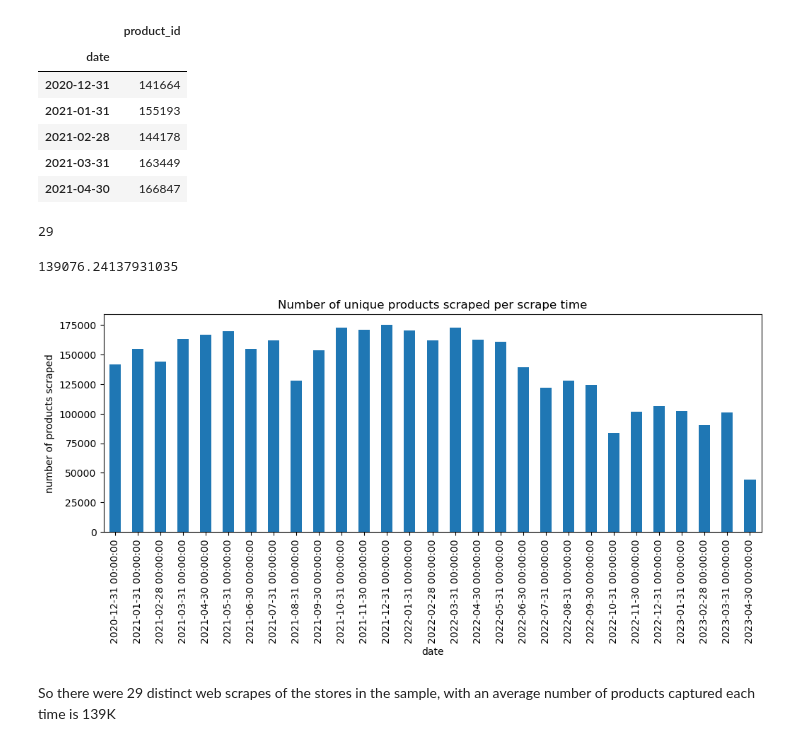
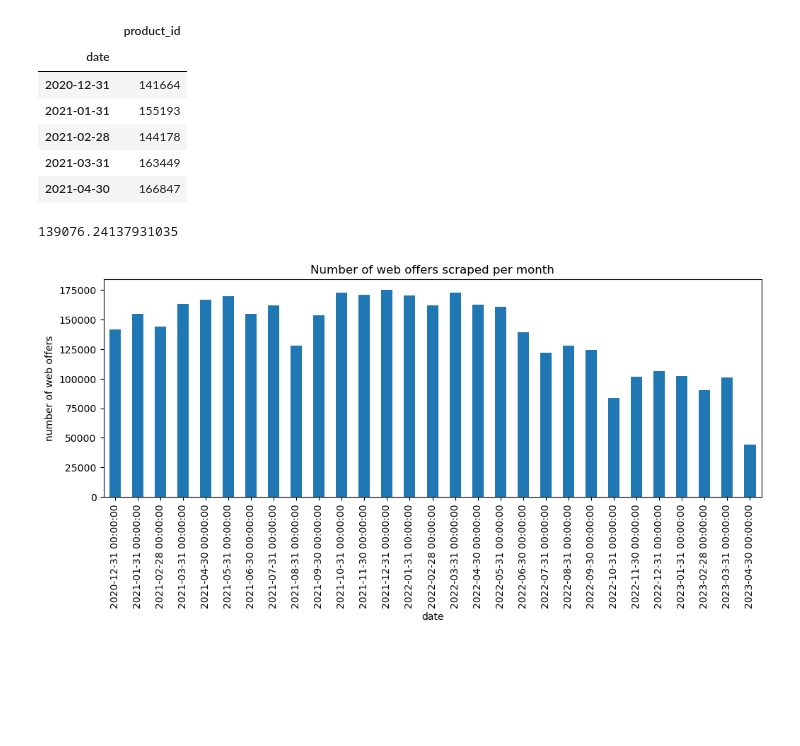
Before and after one commit to sergegoussev/price_stats_experiments, a Jupyter notebook: notebooks/Sasso_et_al_italian_dataset.ipynb, the cells around one changed output. Cells and saved outputs as stored; diff of their text form; code cells hidden in the pictures; blank space fills up the shorter version.

Commit message:
fix web offer stats

```diff
--- a/notebooks/Sasso_et_al_italian_dataset.ipynb
+++ b/notebooks/Sasso_et_al_italian_dataset.ipynb
@@ -144,10 +170,6 @@ df_scrapes.head()
 | 2021-02-28 | 144178 |
 | 2021-03-31 | 163449 |
 | 2021-04-30 | 166847 |
-# %%
-len(df_scrapes)
-# %% [output]
-29
 # %%
 df_scrapes['product_id'].mean()
 # %% [output]
@@ -155,12 +177,10 @@ df_scrapes['product_id'].mean()
 # %%
 df_scrapes.plot(
     kind='bar',
     figsize=(12,4),
-    title="Number of unique products scraped per scrape time",
+    title="Number of web offers scraped per month",
     legend=False)
-plt.ylabel("number of products scraped")
+plt.ylabel("number of web offers")
 plt.show()
 # %% [output]
-[figure, old version]
+[figure, new version]
-# %% [markdown]
-So there were 29 distinct web scrapes of the stores in the sample, with an average number of products captured each time is 139K
```
Also changed, not shown: parts of 8 cells of this notebook.
